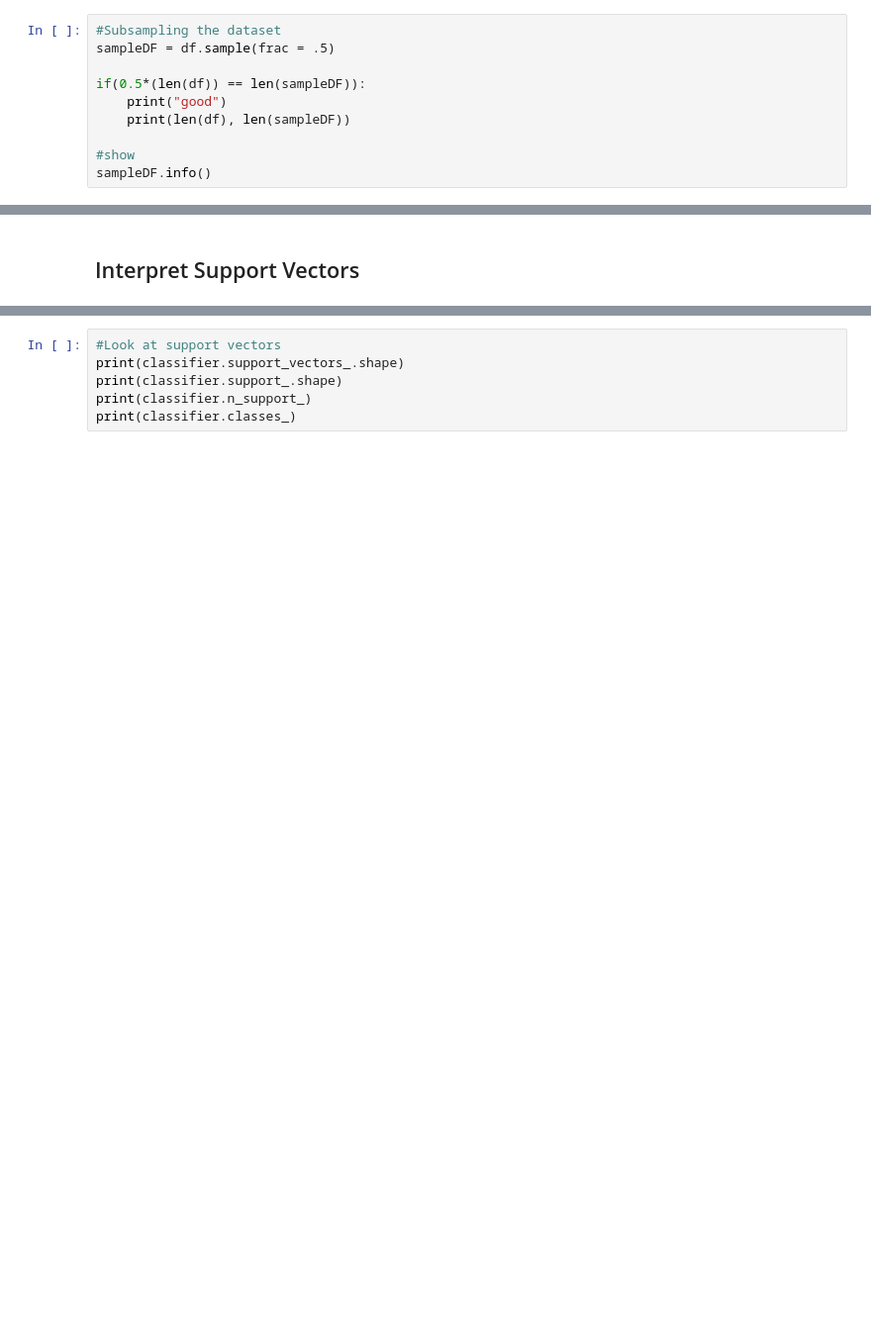
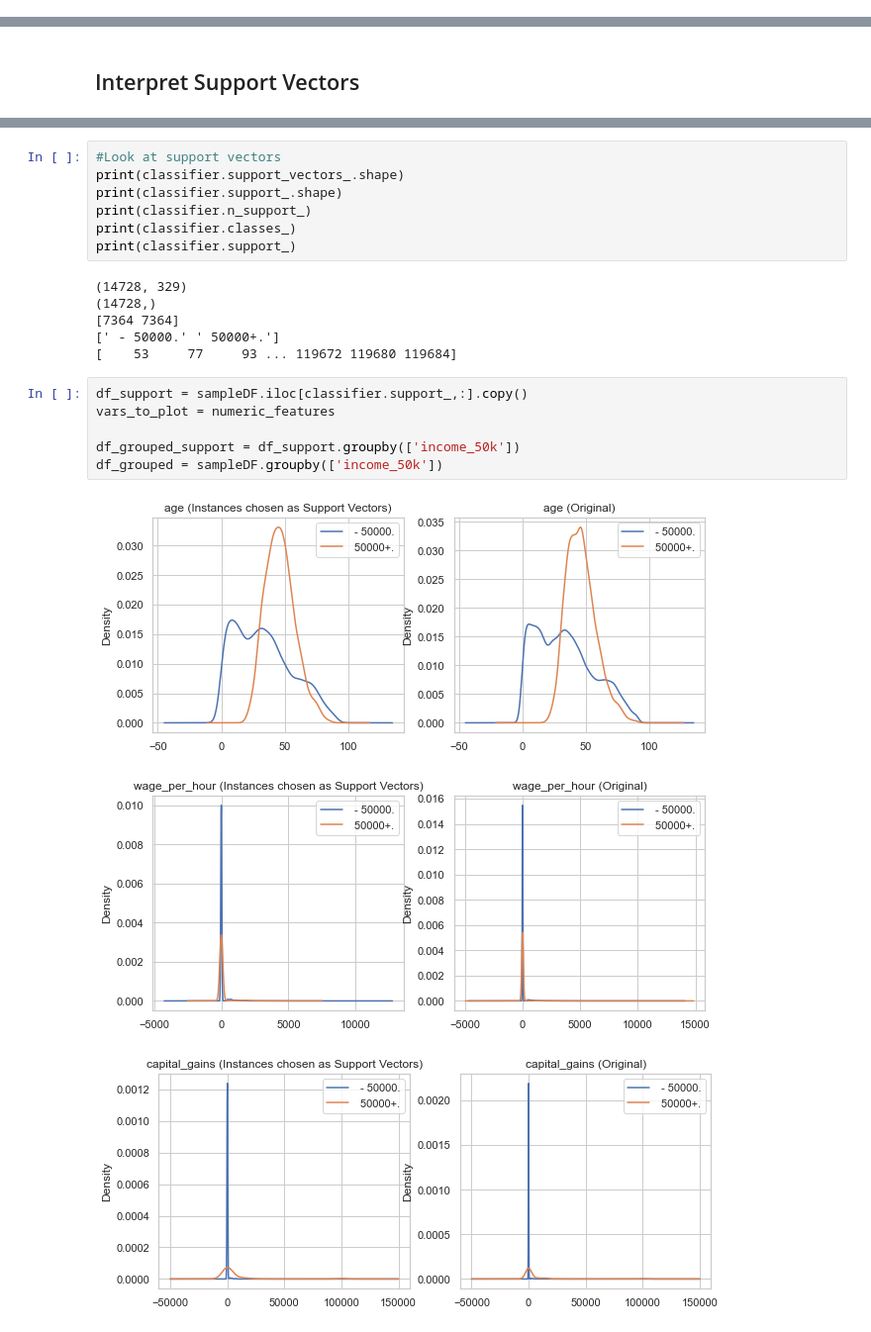
Before and after one commit to mcgrupp2/DS7331_termProject, a Jupyter notebook: work in progress copies/minilab-RoughDraft_outline.ipynb, the cells around one changed output, grey strips where cells are left out. Shown: that part at 99% size. Saved outputs shown, nothing was run; the diff lists cells and outputs as text; blank space fills up the shorter version.

```diff
--- a/work in progress copies/minilab-RoughDraft_outline.ipynb
+++ b/work in progress copies/minilab-RoughDraft_outline.ipynb
@@ -287,10 +343,0 @@ for params, score in sgd_param_scores.items():
-# %%
-#Subsampling the dataset
-sampleDF = df.sample(frac = .5)
-
-if(0.5*(len(df)) == len(sampleDF)):
-    print("good")
-    print(len(df), len(sampleDF))
-
-#show
-sampleDF.info()
@@ -374,3 +438,20 @@ print(classifier.support_vectors_.shape)
 print(classifier.support_.shape)
 print(classifier.n_support_)
 print(classifier.classes_)
+print(classifier.support_)
+# %% [output]
+(14728, 329)
+(14728,)
+[7364 7364]
+[' - 50000.' ' 50000+.']
+[    53     77     93 ... 119672 119680 119684]
+# %%
+df_support = sampleDF.iloc[classifier.support_,:].copy()
+vars_to_plot = numeric_features
+
+df_grouped_support = df_support.groupby(['income_50k'])
+df_grouped = sampleDF.groupby(['income_50k'])
+# %% [output]
+[figure, added]
+[figure, added]
+[figure, added]
```
Also changed, not shown: parts of 23 cells of this notebook.
